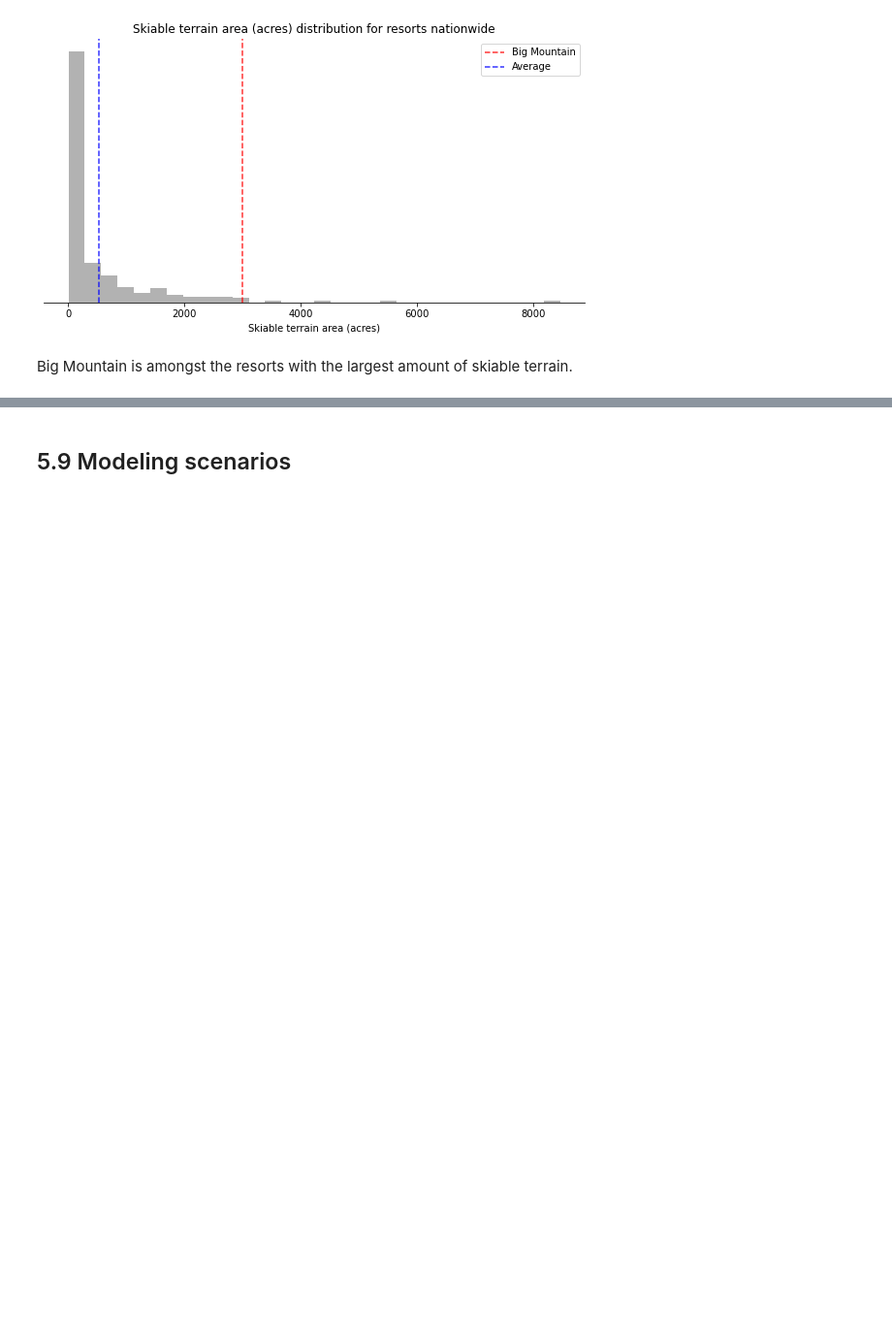
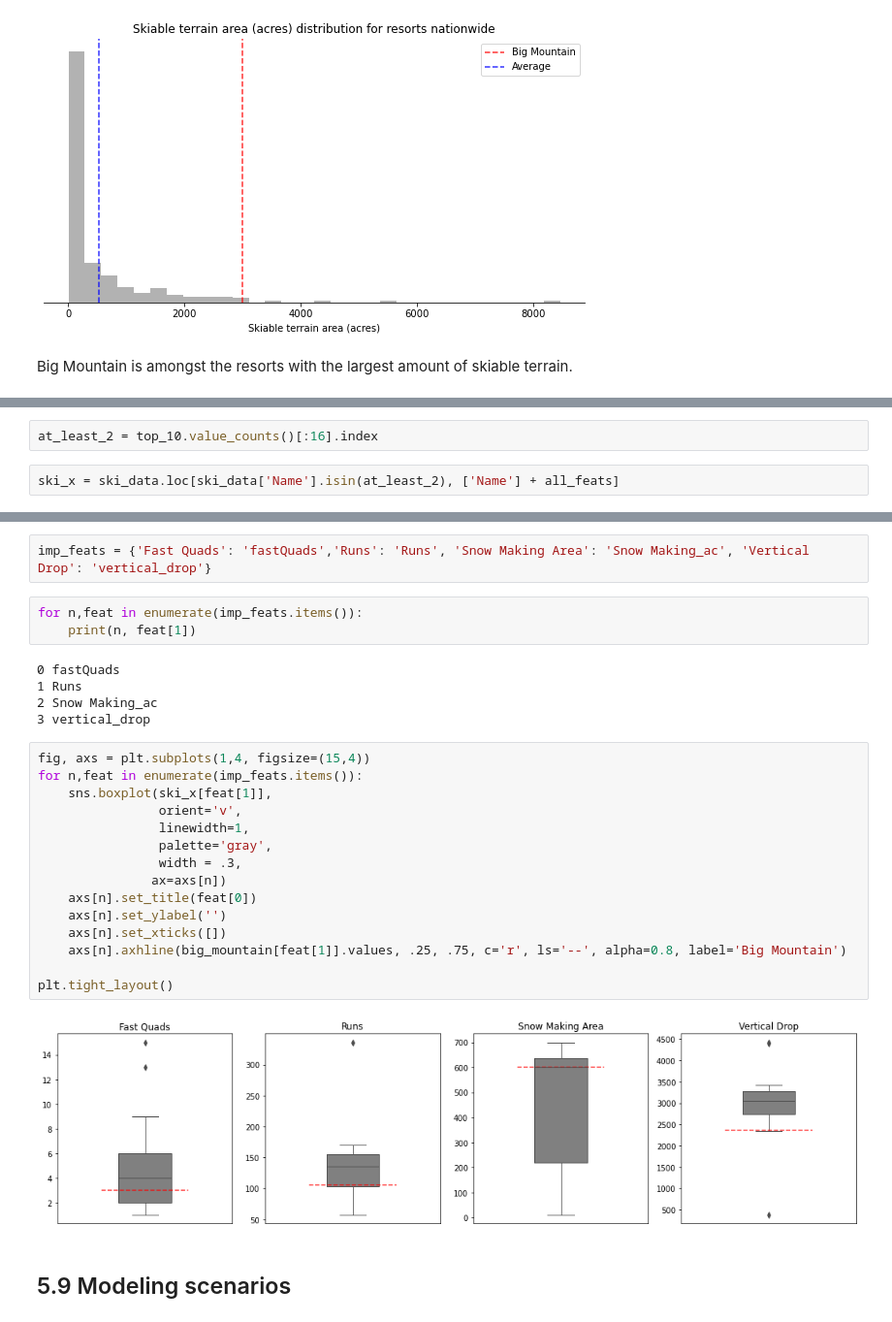
Before and after one commit to smanavi/DataScienceGuidedCapstone, a Jupyter notebook: Notebooks/_making_plots.ipynb, the cells around one changed output, grey strips where cells are left out. Shown at 97% size. Saved outputs shown, nothing was run; the diff lists cells and outputs as text; blank space fills up the shorter version.

```diff
--- a/Notebooks/_making_plots.ipynb
+++ b/Notebooks/_making_plots.ipynb
@@ -384,0 +460,4 @@ Big Mountain is amongst the resorts with the largest amount of skiable terrain.
+# %%
+at_least_2 = top_10.value_counts()[:16].index
+# %%
+ski_x = ski_data.loc[ski_data['Name'].isin(at_least_2), ['Name'] + all_feats]
@@ -385,3 +475,30 @@ Big Mountain is amongst the resorts with the largest amount of skiable terrain.
+# %%
+imp_feats = {'Fast Quads': 'fastQuads','Runs': 'Runs', 'Snow Making Area': 'Snow Making_ac', 'Vertical Drop': 'vertical_drop'}
+# %%
+for n,feat in enumerate(imp_feats.items()):
+    print(n, feat[1])
+# %% [output]
+0 fastQuads
+1 Runs
+2 Snow Making_ac
+3 vertical_drop
+# %%
+fig, axs = plt.subplots(1,4, figsize=(15,4))
+for n,feat in enumerate(imp_feats.items()):
+    sns.boxplot(ski_x[feat[1]],
+                orient='v',
+                linewidth=1,
+                palette='gray',
+                width = .3,
+               ax=axs[n])
+    axs[n].set_title(feat[0])
+    axs[n].set_ylabel('')
+    axs[n].set_xticks([])
+    axs[n].axhline(big_mountain[feat[1]].values, .25, .75, c='r', ls='--', alpha=0.8, label='Big Mountain')
+
+plt.tight_layout()
+# %% [output]
+[figure, added]
 # %% [markdown]
 ## 5.9 Modeling scenarios<a id='5.9_Modeling_scenarios'></a>
 # %% [markdown]
```
Also changed, not shown: parts of 7 cells of this notebook, 3 other files.
